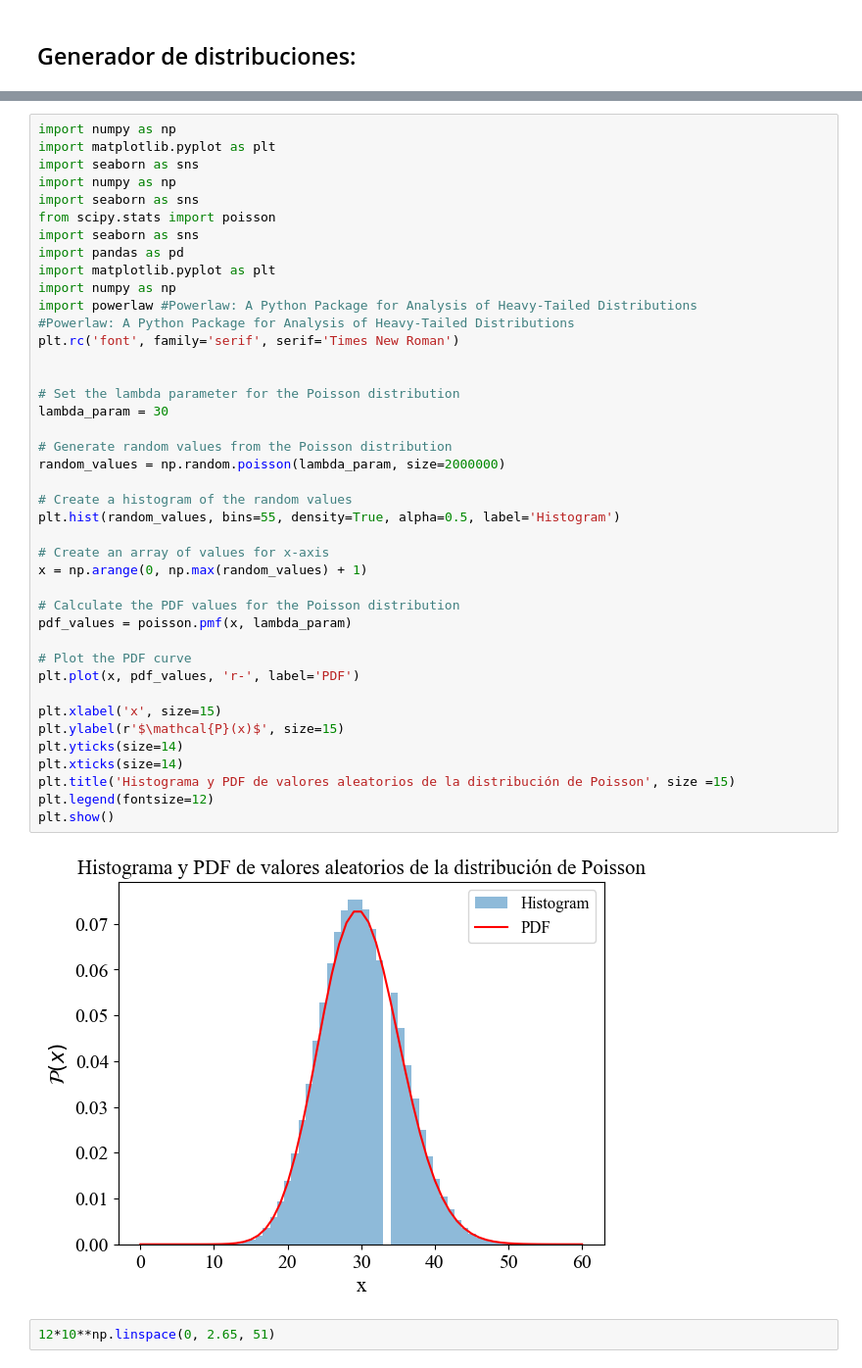
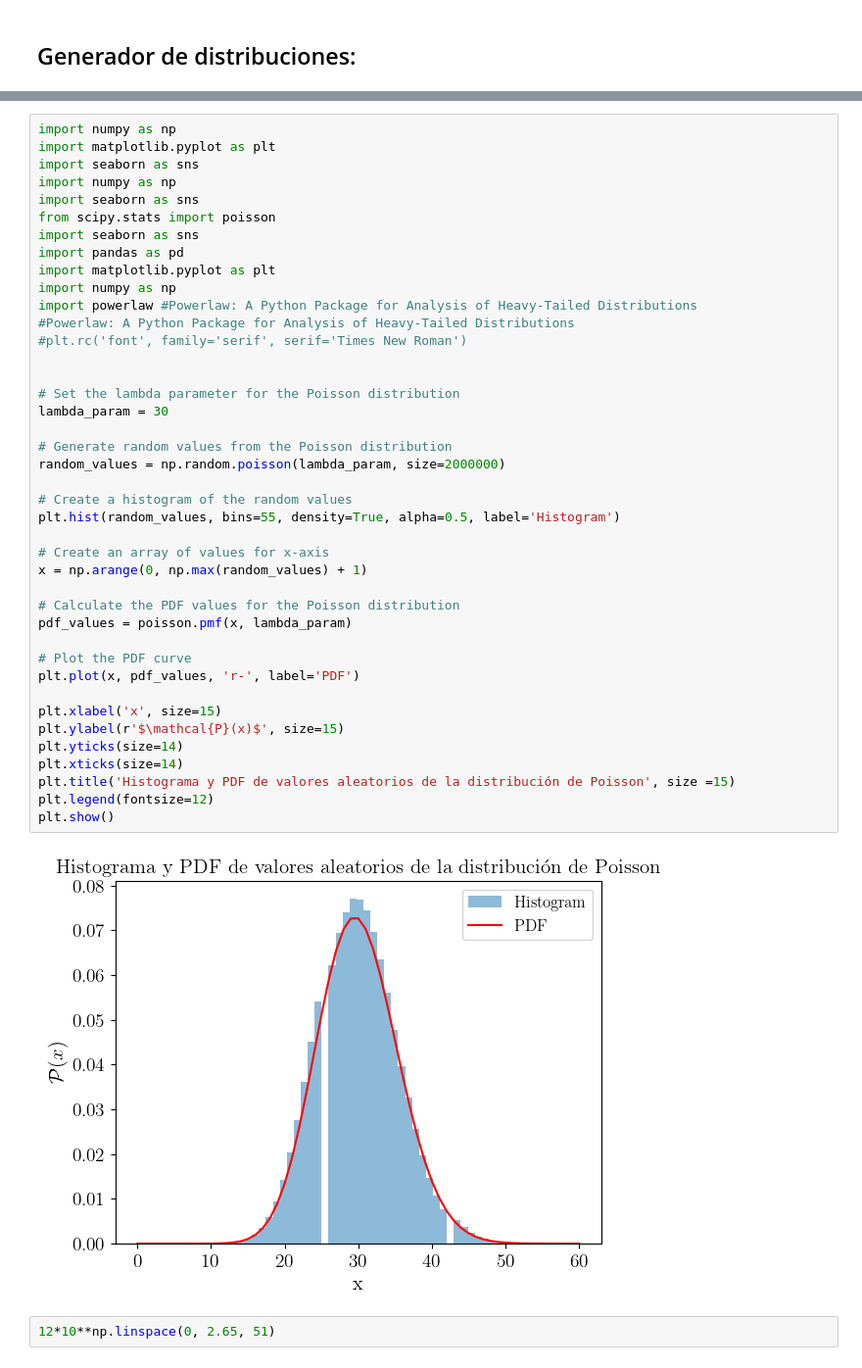
Before and after one commit to oazula/codes, a Jupyter notebook: Analisis de Pareto.ipynb, the cells around one changed output, grey strips where cells are left out. Shown: that part at 98% size. Cells and saved outputs as stored; diff of their text form.

```diff
--- a/Analisis de Pareto.ipynb
+++ b/Analisis de Pareto.ipynb
@@ -13,36 +22,36 @@ import matplotlib.pyplot as plt
 import numpy as np
 import powerlaw #Powerlaw: A Python Package for Analysis of Heavy-Tailed Distributions
 #Powerlaw: A Python Package for Analysis of Heavy-Tailed Distributions
-plt.rc('font', family='serif', serif='Times New Roman')
+#plt.rc('font', family='serif', serif='Times New Roman')
 
 
 # Set the lambda parameter for the Poisson distribution
 lambda_param = 30
 
 # Generate random values from the Poisson distribution
 random_values = np.random.poisson(lambda_param, size=2000000)
 
 # Create a histogram of the random values
 plt.hist(random_values, bins=55, density=True, alpha=0.5, label='Histogram')
 
 # Create an array of values for x-axis
 x = np.arange(0, np.max(random_values) + 1)
 
 # Calculate the PDF values for the Poisson distribution
 pdf_values = poisson.pmf(x, lambda_param)
 
 # Plot the PDF curve
 plt.plot(x, pdf_values, 'r-', label='PDF')
 
 plt.xlabel('x', size=15)
 plt.ylabel(r'$\mathcal{P}(x)$', size=15)
 plt.yticks(size=14)
 plt.xticks(size=14)
 plt.title('Histograma y PDF de valores aleatorios de la distribución de Poisson', size =15)
 plt.legend(fontsize=12)
 plt.show()
 # %% [output]
-[figure, old version]
+[figure, new version]
 # %%
 12*10**np.linspace(0, 2.65, 51)
 # %% [output]
```
Also changed, not shown: parts of 9 cells of this notebook, 13 other files.
